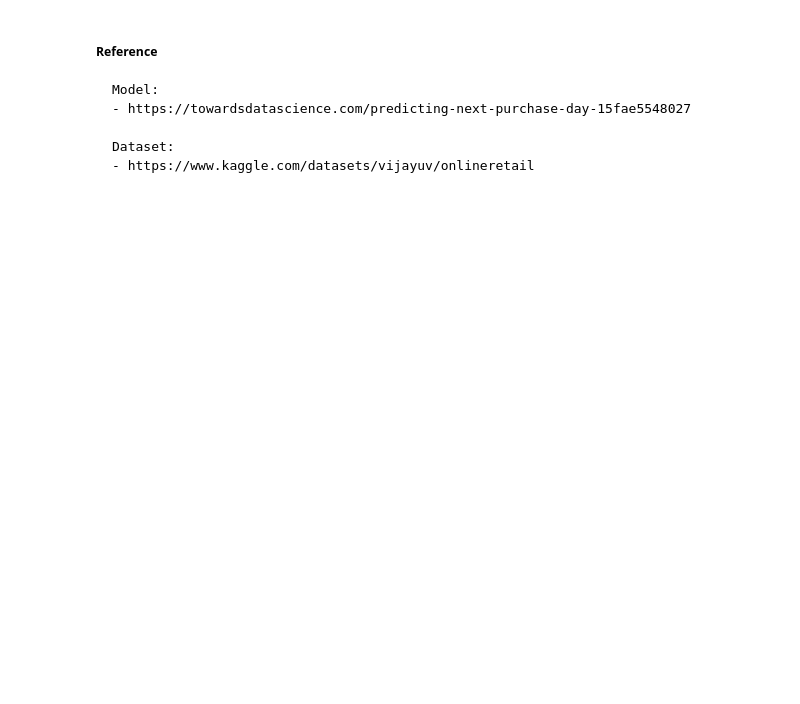
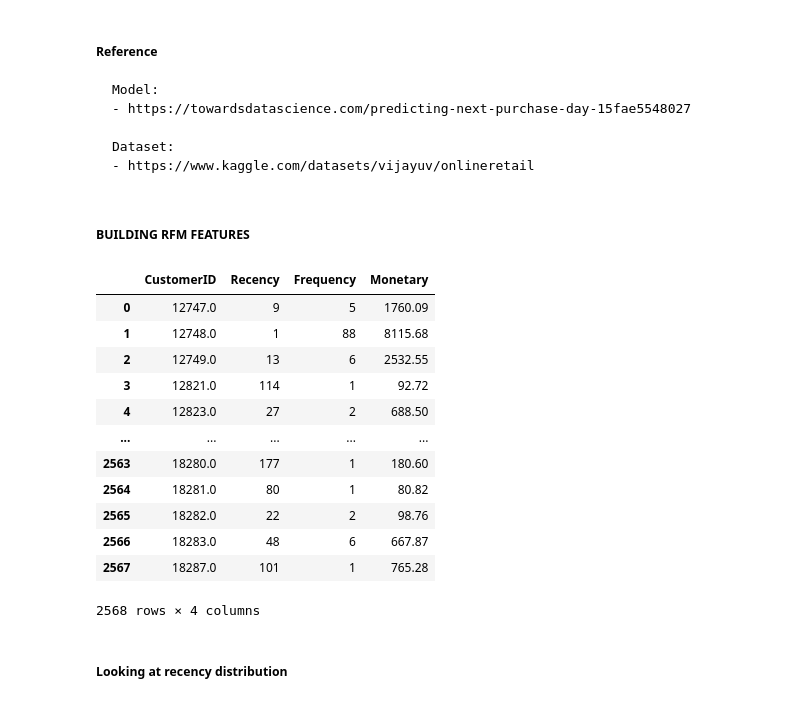
Before and after one commit to FelipeTufaile/probability_to_purchase, a Jupyter notebook: prob_to_purch_model_v00.ipynb, the cells around one changed output. Saved outputs shown, nothing was run; the diff lists cells and outputs as text; code cells hidden in the pictures; blank space fills up the shorter version.

```diff
--- a/prob_to_purch_model_v00.ipynb
+++ b/prob_to_purch_model_v00.ipynb
@@ -59,3 +72,47 @@ df_purch_dt = df_purch_dt.drop(columns=['NextPurchaseDate', 'LastPurchaseDate'],
 
 # Fill missing values with 9999
 df_purch_dt['DayUntilNextPurchase'] = df_purch_dt['DayUntilNextPurchase'].fillna(9999)
+# %% [markdown]
+##### BUILDING RFM FEATURES
+# %%
+# Recency
+df_lst_purch['CurrentDay'] = datetime(2011,9,1)
+df_lst_purch['Recency'] = (df_lst_purch['CurrentDay'] - df_lst_purch['LastPurchaseDate']).dt.days
+df_recency = df_lst_purch[['CustomerID', 'Recency']]
+
+# Frequency
+df_frequency = df_uk_6m[['CustomerID', 'InvoiceNo']]\
+    .drop_duplicates()\
+    .groupby(['CustomerID']).count()\
+    .reset_index()\
+    .rename(columns={'InvoiceNo':'Frequency'})
+
+# Monetary
+df_uk_6m['PurchValue'] = df_uk_6m['Quantity']*df_uk_6m['UnitPrice']
+df_monetary = df_uk_6m[['CustomerID', 'PurchValue']]\
+    .groupby(['CustomerID']).sum()\
+    .reset_index()\
+    .rename(columns={'PurchValue':'Monetary'})
+
+# Creating table RFM
+df_rfm = df_recency\
+    .merge(df_frequency, how='inner', on=['CustomerID'])\
+    .merge(df_monetary, how='inner', on=['CustomerID'])
+# %%
+df_rfm
+# %% [output]
+|  | CustomerID | Recency | Frequency | Monetary |
+| 0 | 12747.0 | 9 | 5 | 1760.09 |
+| 1 | 12748.0 | 1 | 88 | 8115.68 |
+| 2 | 12749.0 | 13 | 6 | 2532.55 |
+| 3 | 12821.0 | 114 | 1 | 92.72 |
+| 4 | 12823.0 | 27 | 2 | 688.50 |
+| ... | ... | ... | ... | ... |
+| 2563 | 18280.0 | 177 | 1 | 180.60 |
+| 2564 | 18281.0 | 80 | 1 | 80.82 |
+| 2565 | 18282.0 | 22 | 2 | 98.76 |
+| 2566 | 18283.0 | 48 | 6 | 667.87 |
+| 2567 | 18287.0 | 101 | 1 | 765.28 |
+2568 rows × 4 columns
+# %% [markdown]
+##### Looking at recency distribution
```
Also changed, not shown: parts of 16 cells of this notebook.
